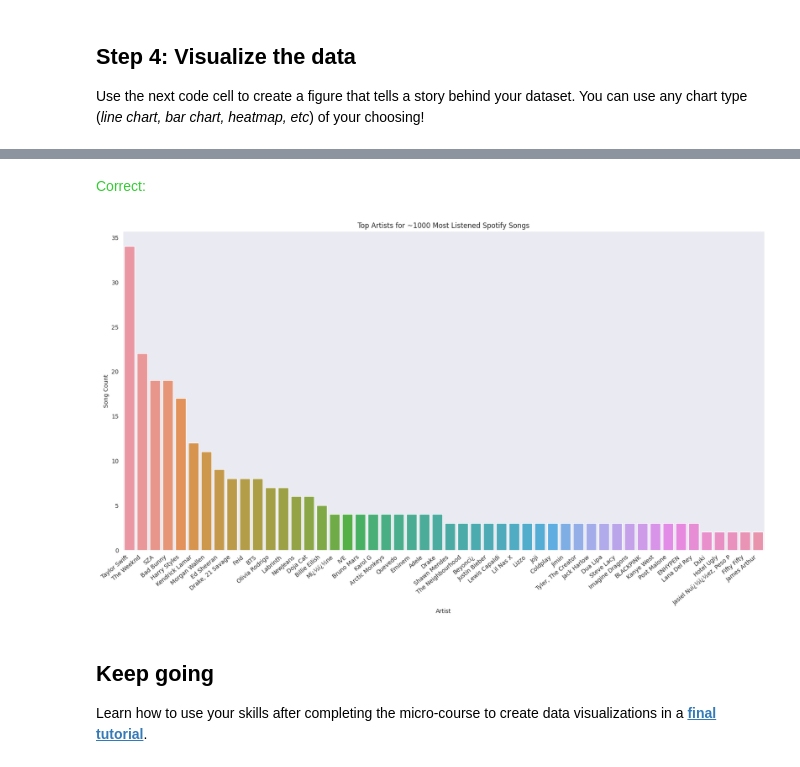
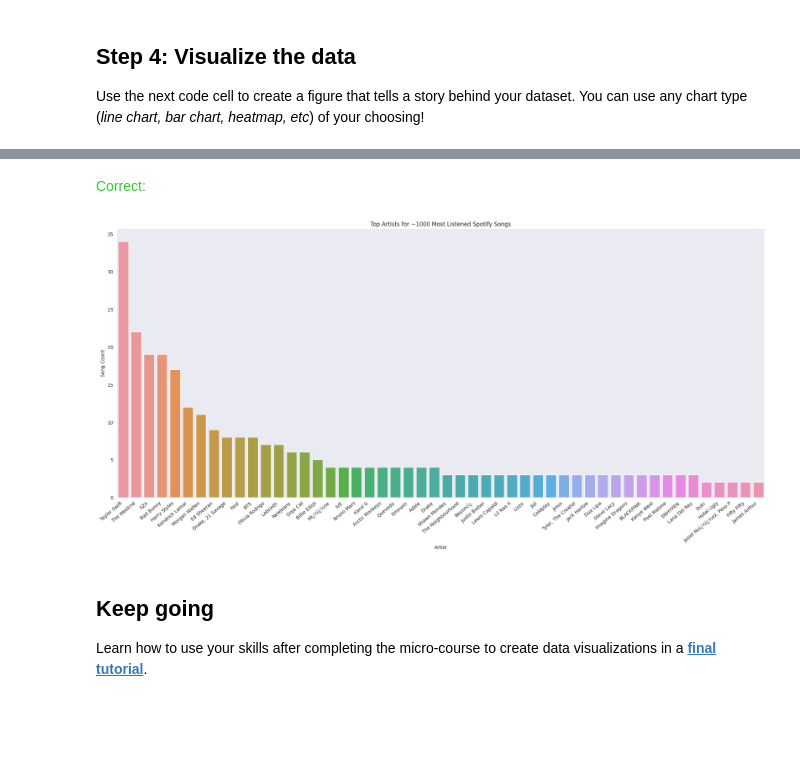
Before and after one commit to mtalirfan/Kaggle-Learn, a Jupyter notebook: 6 Data Visualization/7 Final Project.ipynb, the cells around one changed output, grey strips where cells are left out. Saved outputs shown, nothing was run; the diff lists cells and outputs as text; code cells hidden in the pictures; blank space fills up the shorter version.

```diff
--- a/6 Data Visualization/7 Final Project.ipynb
+++ b/6 Data Visualization/7 Final Project.ipynb
@@ -200,23 +202,23 @@ Use the next code cell to create a figure that tells a story behind your dataset
 # %%
 # Create a plot
 
 sns.set_style("dark")
 
 plt.figure(figsize=(20,10))
 
 sns.barplot(x=top_50_artists.index, y=top_50_artists).set_xticklabels(plot.get_xticklabels(), rotation=40, ha="right") # Your code here
 
 plt.title("Top Artists for ~1000 Most Listened Spotify Songs")
-
+plt.tight_layout()
 plt.xlabel("Artist")
 plt.ylabel("Song Count")
 
 # Check that a figure appears below
 step_4.check()
 # %% [output]
 [interactive output not drawn]
 <span style="color:#33cc33">Correct:</span>
-[figure, old version]
+[figure, new version]
 # %% [markdown]
 ## Keep going
 
```
Also changed, not shown: parts of 3 cells of this notebook.
